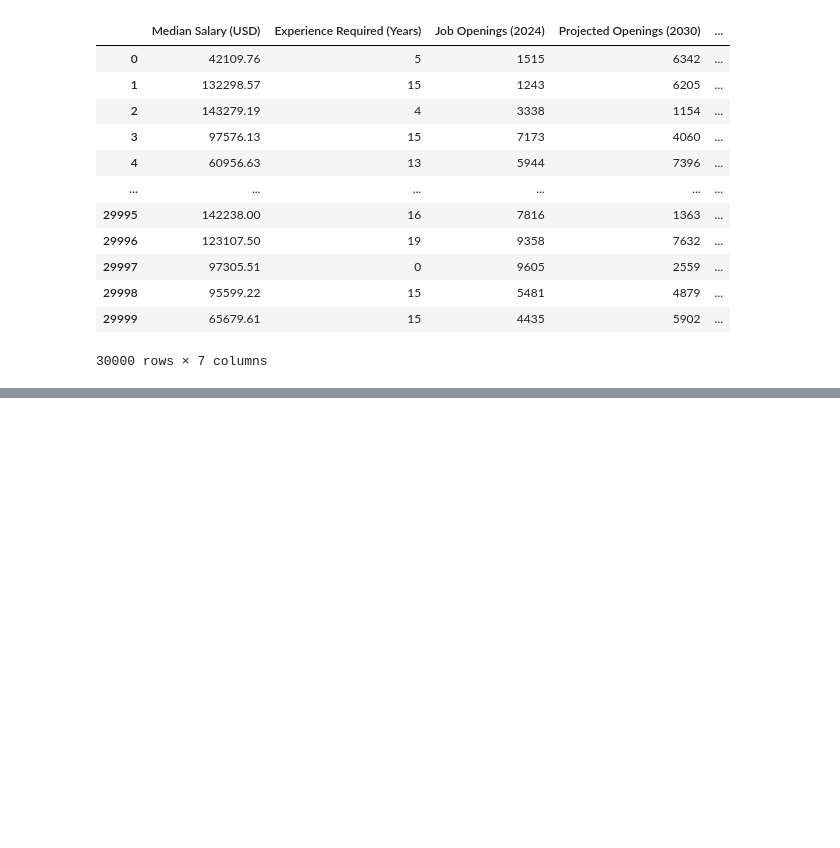
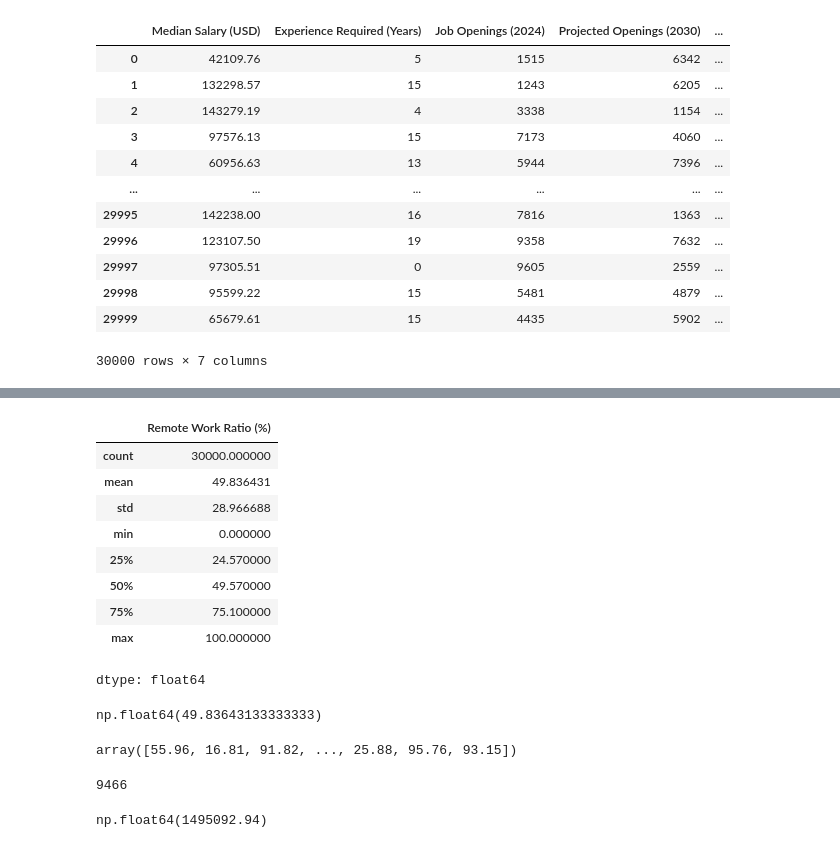
Before and after one commit to AJ0043/AI-Future-of-Jobs-Intelligence-Platform, a Jupyter notebook: AI_Adoption_&_Growth_Analysis.ipynb, the cells around one changed output, grey strips where cells are left out. Saved outputs shown, nothing was run; the diff lists cells and outputs as text; code cells hidden in the pictures; blank space fills up the shorter version.

```diff
--- a/AI_Adoption_&_Growth_Analysis.ipynb
+++ b/AI_Adoption_&_Growth_Analysis.ipynb
@@ -627,0 +653,29 @@ ai_data[numerical]
+# %%
+ai_data[numerical]['Remote Work Ratio (%)'].describe()
+# %% [output]
+|  | Remote Work Ratio (%) |
+| count | 30000.000000 |
+| mean | 49.836431 |
+| std | 28.966688 |
+| min | 0.000000 |
+| 25% | 24.570000 |
+| 50% | 49.570000 |
+| 75% | 75.100000 |
+| max | 100.000000 |
+dtype: float64
+# %%
+ai_data[numerical]['Remote Work Ratio (%)'].mean()
+# %% [output]
+np.float64(49.83643133333333)
+# %%
+ai_data[numerical]['Remote Work Ratio (%)'].unique()
+# %% [output]
+array([55.96, 16.81, 91.82, ..., 25.88, 95.76, 93.15])
+# %%
+ai_data[numerical]['Remote Work Ratio (%)'].nunique()
+# %% [output]
+9466
+# %%
+ai_data[numerical]['Remote Work Ratio (%)'].sum()
+# %% [output]
+np.float64(1495092.94)
```
Also changed, not shown: parts of 5 cells of this notebook.
